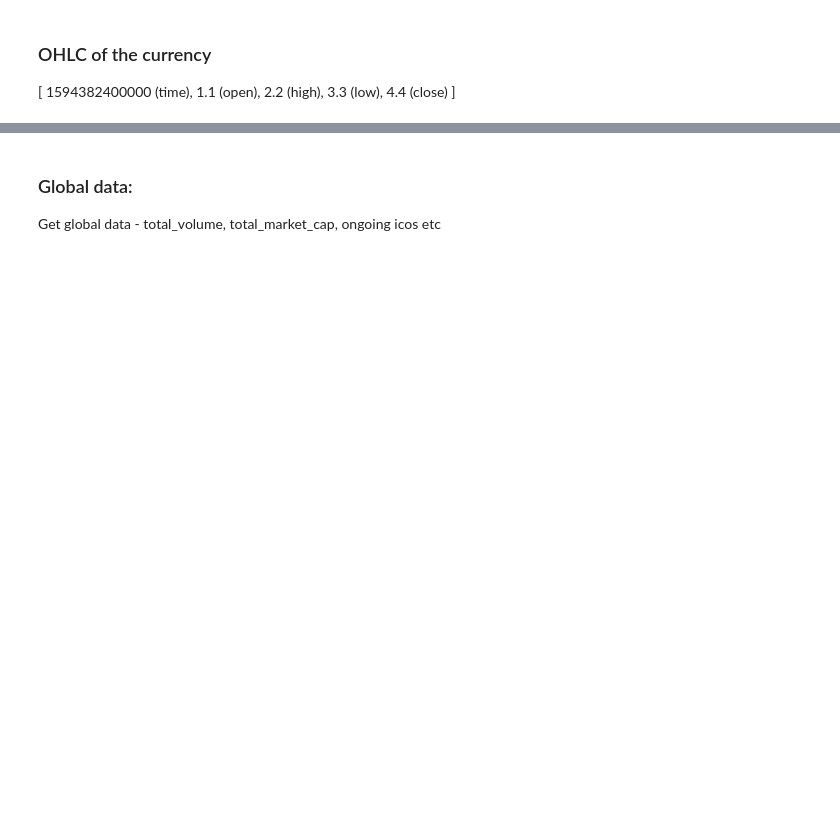
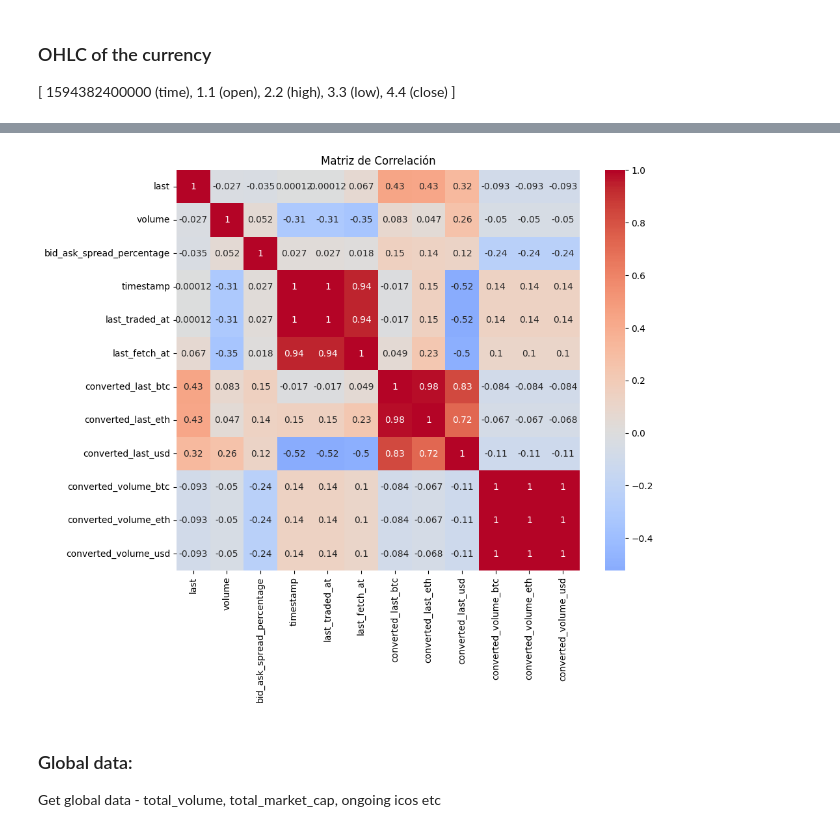
Before and after one commit to Lucaramallo/Cripto_analisis_lucaramallo, a Jupyter notebook: EDA_Cripto.ipynb, the cells around one changed output, grey strips where cells are left out. Saved outputs shown, nothing was run; the diff lists cells and outputs as text; code cells hidden in the pictures; blank space fills up the shorter version.

```diff
--- a/EDA_Cripto.ipynb
+++ b/EDA_Cripto.ipynb
@@ -157,0 +577,3 @@ if __name__ == "__main__":
+# %%
+# Aplicar lowercase a todo el DataFrame
+ticker_df = ticker_df.apply(lambda x: x.str.lower() if x.dtype == "object" else x)
@@ -157,0 +594,3 @@ if __name__ == "__main__":
+# %%
+# Seleccionar solo las columnas numéricas
+numeric_columns = ticker_df.select_dtypes(include=['float32', 'float64', 'int32', 'int64'])
@@ -157,0 +606,9 @@ if __name__ == "__main__":
+# %%
+# Crear un objeto MinMaxScaler
+scaler = MinMaxScaler()
+
+# Aplicar la normalización Min-Max al DataFrame
+normalized_numeric_columns = scaler.fit_transform(numeric_columns)
+
+# Crear un nuevo DataFrame normalizado
+normalized_df = pd.DataFrame(normalized_numeric_columns, columns=numeric_columns.columns)
@@ -158,3 +645,14 @@ if __name__ == "__main__":
+# %%
+# Calcular la matriz de correlación
+correlation_matrix = normalized_df.corr()
+# %%
+# Crear un heatmap utilizando seaborn
+plt.figure(figsize=(10, 8))
+sns.heatmap(correlation_matrix, annot=True, cmap='coolwarm', center=0)
+plt.title("Matriz de Correlación")
+plt.show()
+# %% [output]
+[figure, added]
 # %% [markdown]
 ### Global data:
 Get global data - total_volume, total_market_cap, ongoing icos etc
```
Also changed, not shown: parts of 68 cells of this notebook.
